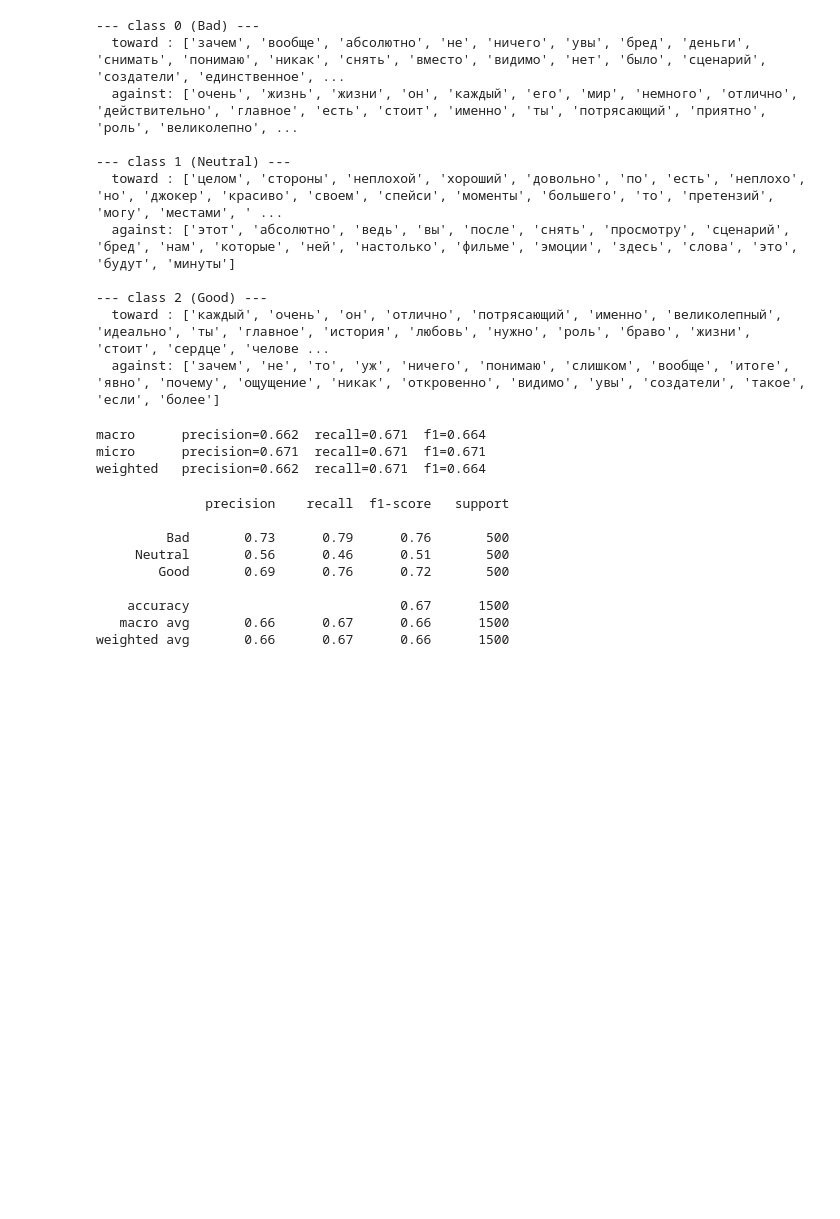
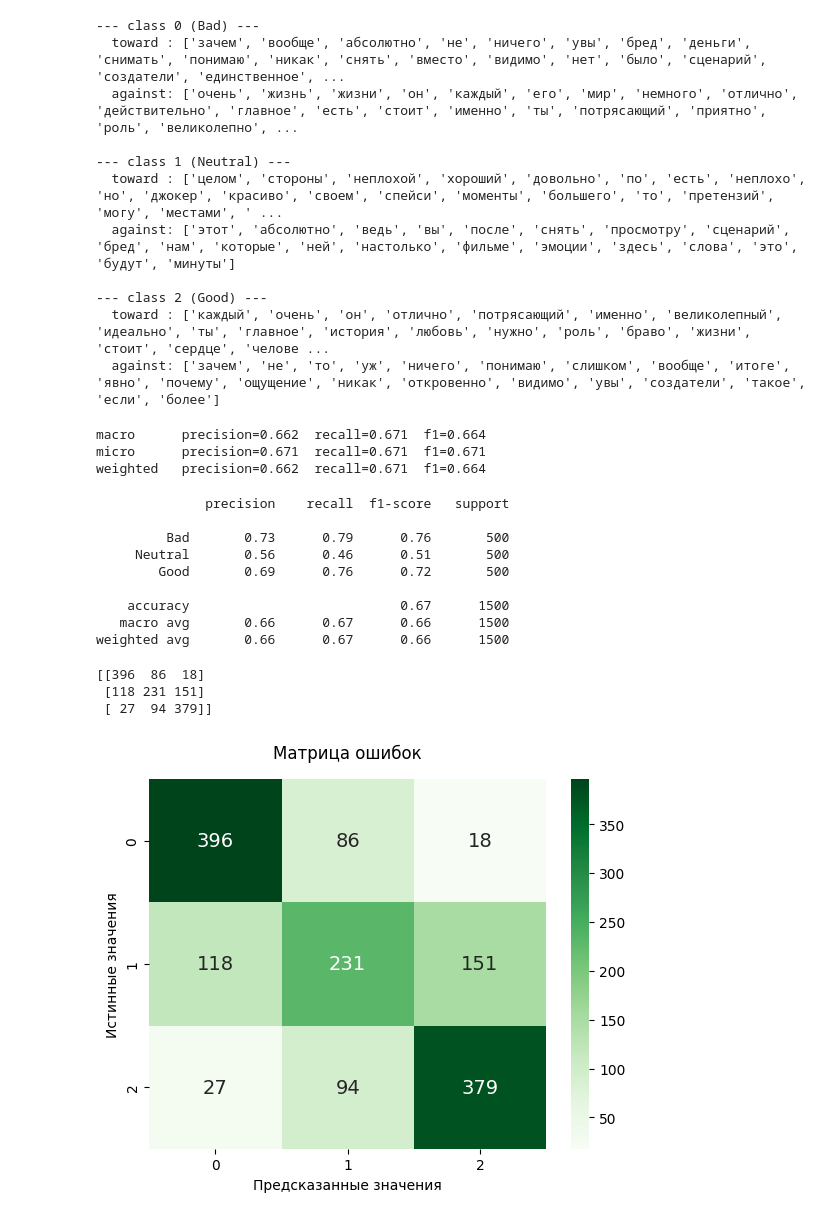
Before and after one commit to KrisTinaShch/kinopoisk_sentiment_analysis, a Jupyter notebook: kinopoisk_sentiment_analysis.ipynb, the cells around one changed output. Cells and saved outputs as stored; diff of their text form; code cells hidden in the pictures; blank space fills up the shorter version.

Commit message:
Build Confusion Matrix

```diff
--- a/kinopoisk_sentiment_analysis.ipynb
+++ b/kinopoisk_sentiment_analysis.ipynb
@@ -420,3 +420,24 @@ print(classification_report(y_test, y_pred, target_names=[LABEL_NAMES[c] for c i
     accuracy                           0.67      1500
    macro avg       0.66      0.67      0.66      1500
 weighted avg       0.66      0.67      0.66      1500
+# %%
+# compute the confusion matrix
+from sklearn.metrics import confusion_matrix
+cm = confusion_matrix(y_test, y_pred)
+print(cm)
+# %% [output]
+[[396  86  18]
+ [118 231 151]
+ [ 27  94 379]]
+# %%
+# plot the confusion matrix
+import seaborn as sns
+import matplotlib.pyplot as plt
+
+sns.heatmap(cm, annot=True, fmt='d', cmap='Greens', annot_kws={'fontsize': 14})
+plt.ylabel('Истинные значения')
+plt.xlabel('Предсказанные значения')
+plt.title('Матрица ошибок', pad=15)
+plt.show()
+# %% [output]
+[figure, added]
```
Also changed, not shown: parts of 1 cell of this notebook.
